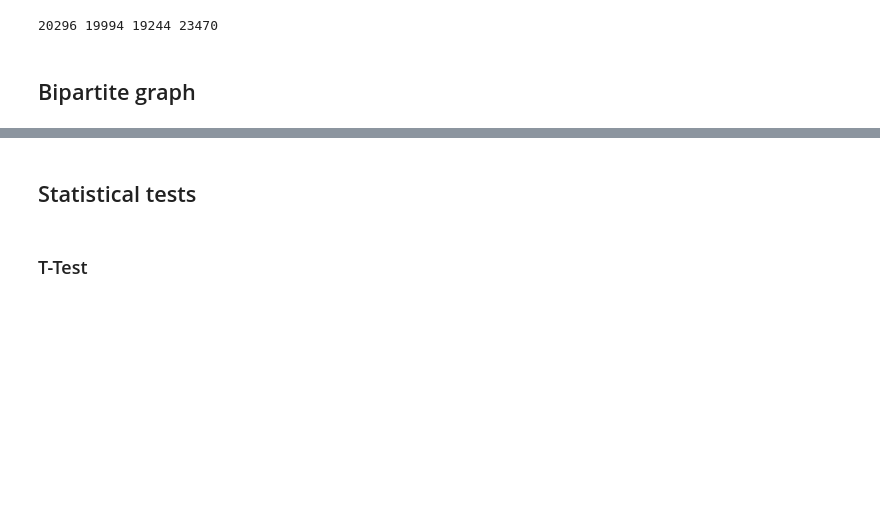
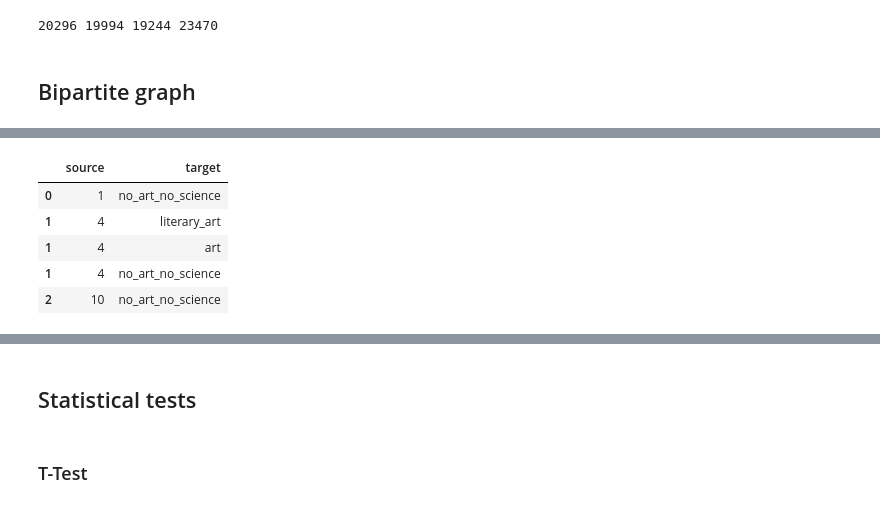
Before and after one commit to epfl-ada/ada-2022-project-geksada, a Jupyter notebook: Milestone 3.ipynb, the cells around one changed output, grey strips where cells are left out. Drawn from its saved outputs; the diff is of its cells as text; code cells hidden in the pictures; blank space fills up the shorter version.

```diff
--- a/Milestone 3.ipynb
+++ b/Milestone 3.ipynb
@@ -954,0 +923,24 @@ KeyboardInterrupt:
+# %%
+def graph_format(row):
+    target_list = []
+    columns = ['visual_art','literary_art', 'performing_art', 'art', 'natural_science', 'technical_science', 'science', 'no_art_no_science']
+    for col in columns:
+        if row[col] > 0:
+            target_list.append(col)
+
+    return target_list
+# %%
+df_edge_list = df_com_art_science.reset_index()
+df_edge_list['target'] = df_edge_list.apply(lambda x: graph_format(x), axis = 1)
+df_edge_list.drop(columns=['visual_art','literary_art', 'performing_art', 'art', 'natural_science', 'technical_science', 'science', 'no_art_no_science', 'count_comments'], inplace=True)
+df_edge_list = df_edge_list.explode('target')
+df_edge_list = df_edge_list.rename(columns={"author": "source"})
+df_edge_list= df_edge_list.dropna()
+df_edge_list.head()
+# %% [output]
+|  | source | target |
+| 0 | 1 | no_art_no_science |
+| 1 | 4 | literary_art |
+| 1 | 4 | art |
+| 1 | 4 | no_art_no_science |
+| 2 | 10 | no_art_no_science |
```
Also changed, not shown: parts of 11 cells of this notebook.
